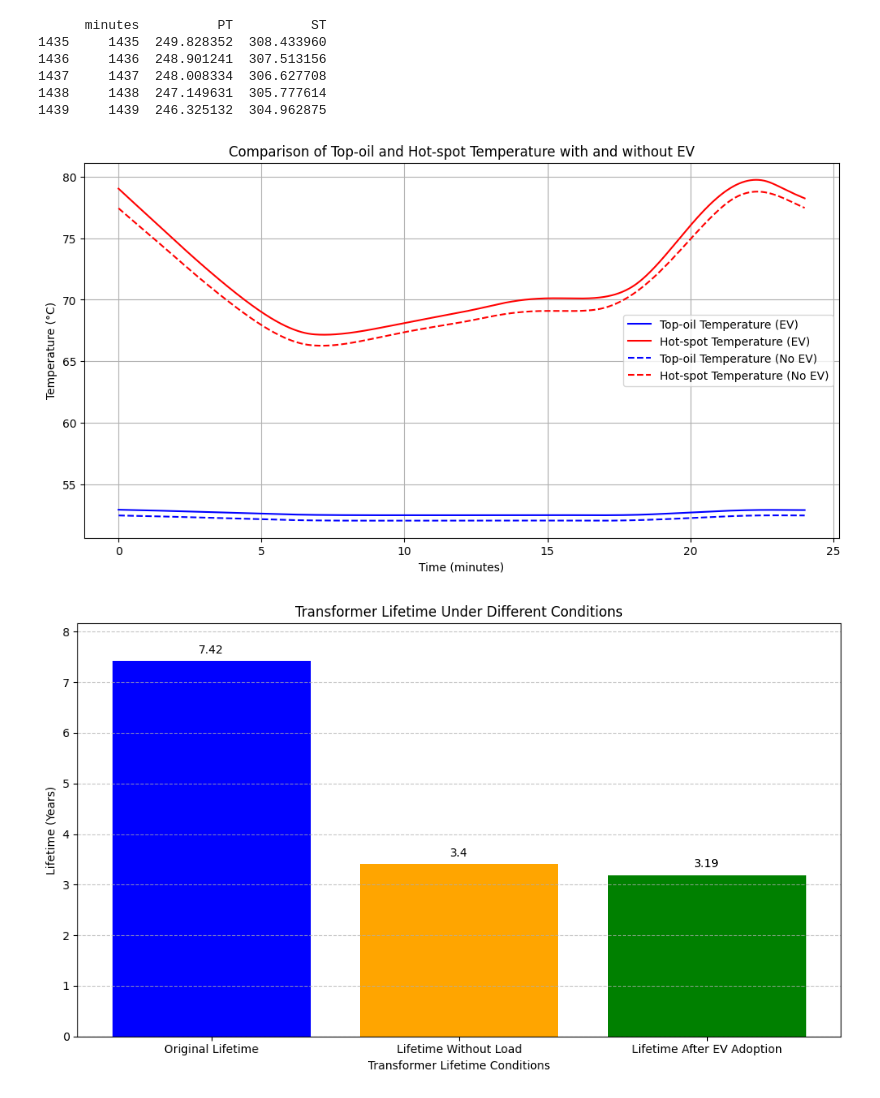
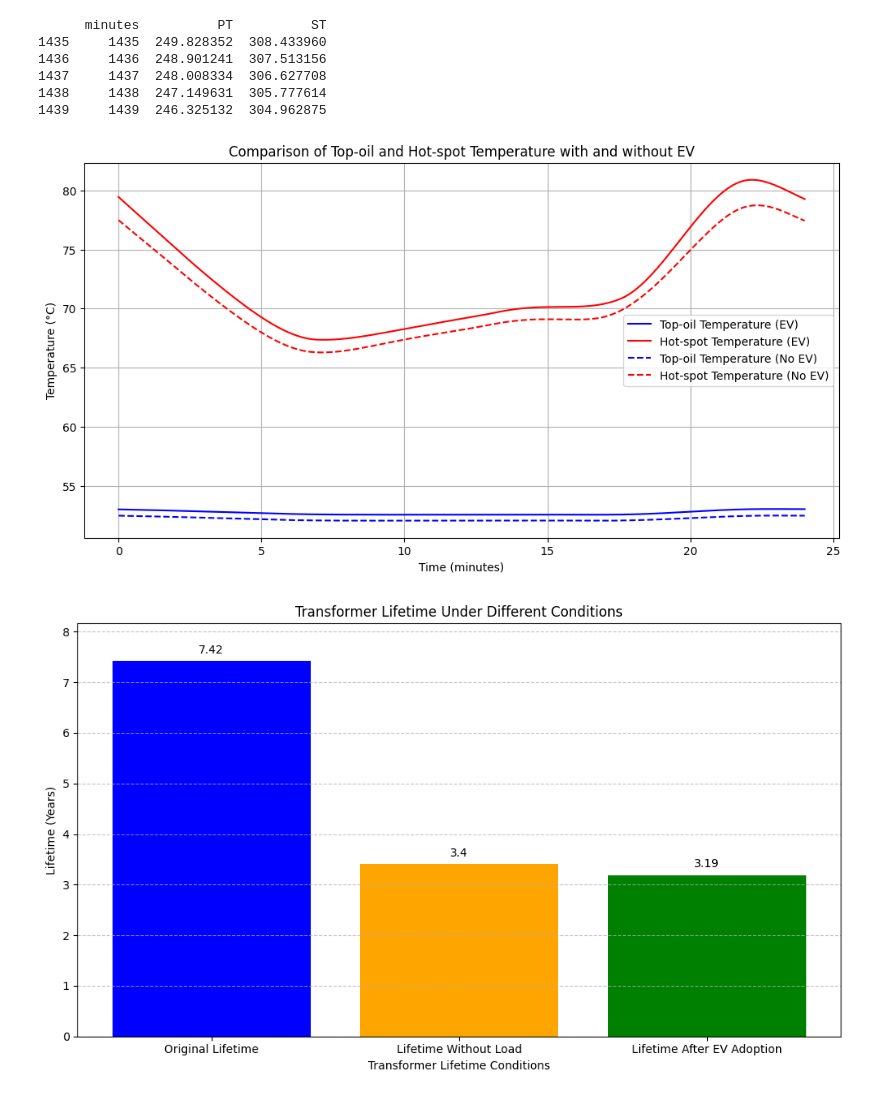
Before and after one commit to KanyantaM/final-year-project, a Jupyter notebook: Final_Year_Project_Code.ipynb, the cells around one changed output. Drawn from its saved outputs; the diff is of its cells as text; code cells hidden in the pictures.

```diff
--- a/Final_Year_Project_Code.ipynb
+++ b/Final_Year_Project_Code.ipynb
@@ -871,7 +871,7 @@ def thermal_model(t, y, K_df):
     # Return the rates of change as a list of scalars
     return [dtheta_o_dt, dDelta_theta_h1_dt, dDelta_theta_h2_dt]
 # %%
-num_days = 365  # Number of iterations (days)
+num_days = 3650  # Number of iterations (days)
 # Loop for EV case
 for day in range(num_days):
     # Solve the ODEs for this day
@@ -929,34 +929,34 @@ Delta_theta_h2_sol = sol_final.y[2]  # Hot-spot temperature rise part 2 with EV
 
 theta_o_sol_no_EV = sol_final_no_EV.y[0]  # Top-oil temperature without EV
 Delta_theta_h1_sol_no_EV = sol_final_no_EV.y[1]  # Hot-spot temperature rise part 1 without EV
 Delta_theta_h2_sol_no_EV = sol_final_no_EV.y[2]  # Hot-spot temperature rise part 2 without EV
 
 # Calculate total hot-spot temperature rise and hot-spot temperature
 Delta_theta_h_sol = Delta_theta_h1_sol - Delta_theta_h2_sol
 theta_h_sol = theta_o_sol + Delta_theta_h_sol
 
 Delta_theta_h_sol_no_EV = Delta_theta_h1_sol_no_EV - Delta_theta_h2_sol_no_EV
 theta_h_sol_no_EV = theta_o_sol_no_EV + Delta_theta_h_sol_no_EV
 
 # Plot the results
 plt.figure(figsize=(12, 6))
 
 # Plot with EV (solid lines)
 plt.plot(t_eval, theta_o_sol, label="Top-oil Temperature (EV)", color="blue", linestyle='-')
 plt.plot(t_eval, theta_h_sol, label="Hot-spot Temperature (EV)", color="red", linestyle='-')
 
 # Plot without EV (dotted lines)
 plt.plot(t_eval, theta_o_sol_no_EV, label="Top-oil Temperature (No EV)", color="blue", linestyle='--')
 plt.plot(t_eval, theta_h_sol_no_EV, label="Hot-spot Temperature (No EV)", color="red", linestyle='--')
 
 plt.xlabel('Time (minutes)')
 plt.ylabel('Temperature (°C)')
 plt.title('Comparison of Top-oil and Hot-spot Temperature with and without EV')
 plt.legend()
 plt.grid(True)
 plt.show()
 # %% [output]
-[figure, old version]
+[figure, new version]
 # %%
 # Calculate Vt and Vt_no_EV
 Vt = 2 ** ((theta_h_sol - 98) / 6)
```
Also changed, not shown: parts of 7 cells of this notebook.
